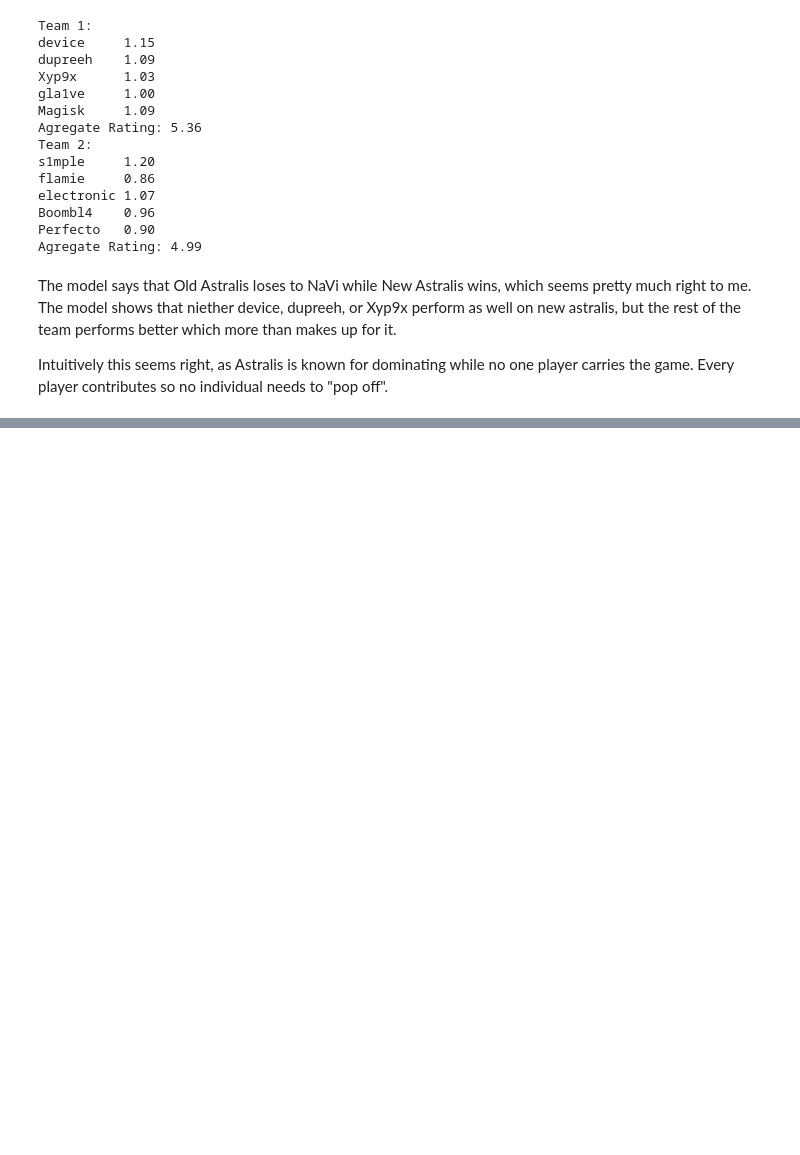
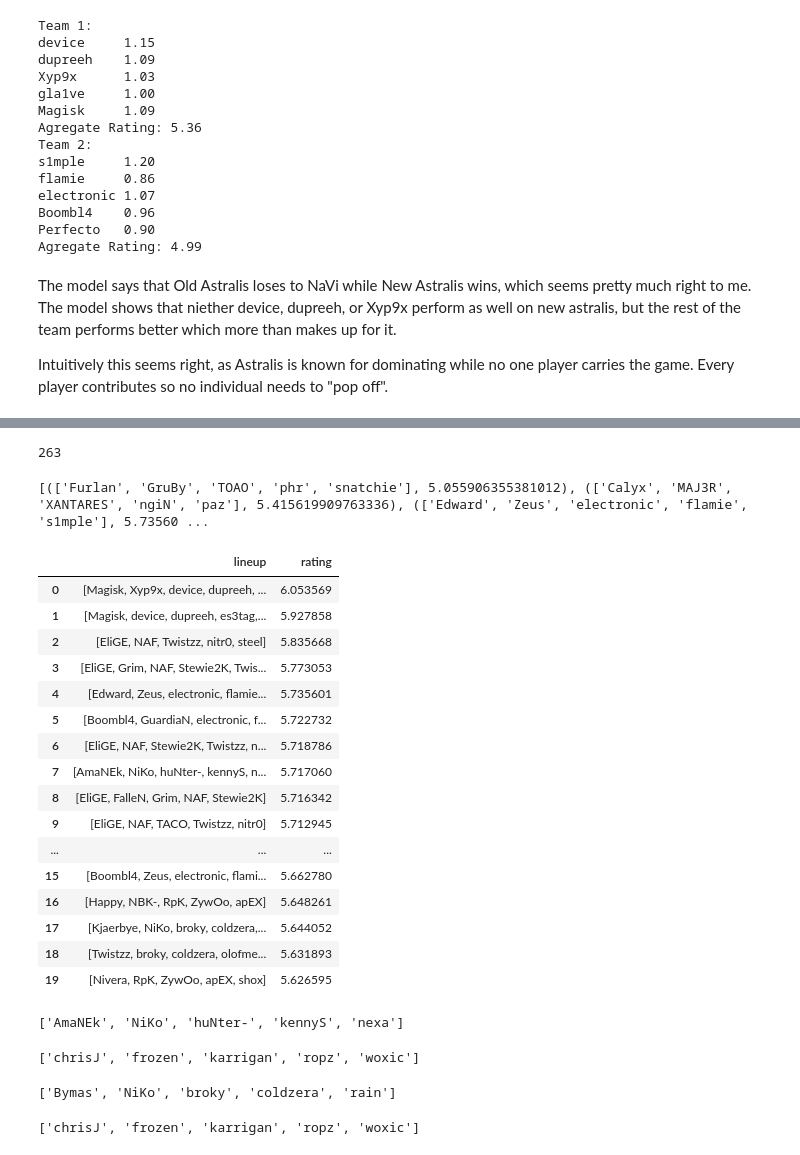
Before and after one commit to jamesNWT/player-chem-ml-stack, a Jupyter notebook: python/train_big.ipynb, the cells around one changed output, grey strips where cells are left out. Saved outputs shown, nothing was run; the diff lists cells and outputs as text; code cells hidden in the pictures; blank space fills up the shorter version.

```diff
--- a/notebooks/train_big.ipynb
+++ b/python/train_big.ipynb
@@ -562,0 +677,4 @@ Intuitively this seems right, as Astralis is known for dominating while no one p
+# %%
+# for player in make_player_list_min_games("very-big.json"):
+
+players_list_min_games = make_player_list_min_games("very-big.json", 300)
@@ -562,0 +770,53 @@ Intuitively this seems right, as Astralis is known for dominating while no one p
+# %%
+lineups = get_lineups("very-big.json", min_games=10)
+len(lineups)
+# %% [output]
+263
+# %%
+def find_best_lineups(lineups):
+  from json_functions import create_example
+
+  lineup_rating = []
+
+  for lineup in lineups:
+    example = create_example(lineup, [], players_list)
+    player_indices = [i for i, x in enumerate(example) if x == 1]
+    if len(player_indices) > 5:
+      continue
+    pred = model.predict(np.asarray([example]))
+
+    relevent_preds = np.zeros(5)
+
+    for i, player  in enumerate(player_indices):
+      relevent_preds[i] = pred[0][player]
+    rating = np.sum(relevent_preds)
+
+    lineup_rating.append((lineup, rating))
+  print(lineup_rating)
+  df = pd.DataFrame(lineup_rating, columns =['lineup', 'rating'])
+  best_lineups = df.sort_values(by=['rating'], ascending=False).reset_index(drop=True)
+  return best_lineups
+# %%
+best_lineups = find_best_lineups(lineups)
+# %% [output]
+[(['Furlan', 'GruBy', 'TOAO', 'phr', 'snatchie'], 5.055906355381012), (['Calyx', 'MAJ3R', 'XANTARES', 'ngiN', 'paz'], 5.415619909763336), (['Edward', 'Zeus', 'electronic', 'flamie', 's1mple'], 5.73560 ...
+# %%
+best_lineups.head(20)
+# %% [output]
+|  | lineup | rating |
+| 0 | [Magisk, Xyp9x, device, dupreeh, ... | 6.053569 |
+| 1 | [Magisk, device, dupreeh, es3tag,... | 5.927858 |
+| 2 | [EliGE, NAF, Twistzz, nitr0, steel] | 5.835668 |
+| 3 | [EliGE, Grim, NAF, Stewie2K, Twis... | 5.773053 |
+| 4 | [Edward, Zeus, electronic, flamie... | 5.735601 |
+| 5 | [Boombl4, GuardiaN, electronic, f... | 5.722732 |
+| 6 | [EliGE, NAF, Stewie2K, Twistzz, n... | 5.718786 |
+| 7 | [AmaNEk, NiKo, huNter-, kennyS, n... | 5.717060 |
+| 8 | [EliGE, FalleN, Grim, NAF, Stewie2K] | 5.716342 |
+| 9 | [EliGE, NAF, TACO, Twistzz, nitr0] | 5.712945 |
+| ... | ... | ... |
+| 15 | [Boombl4, Zeus, electronic, flami... | 5.662780 |
+| 16 | [Happy, NBK-, RpK, ZywOo, apEX] | 5.648261 |
+| 17 | [Kjaerbye, NiKo, broky, coldzera,... | 5.644052 |
+| 18 | [Twistzz, broky, coldzera, olofme... | 5.631893 |
+| 19 | [Nivera, RpK, ZywOo, apEX, shox] | 5.626595 |
@@ -562,0 +829,16 @@ Intuitively this seems right, as Astralis is known for dominating while no one p
+# %%
+find_best_roster_for("NiKo")
+# %% [output]
+['AmaNEk', 'NiKo', 'huNter-', 'kennyS', 'nexa']
+# %%
+find_best_roster_for("karrigan")
+# %% [output]
+['chrisJ', 'frozen', 'karrigan', 'ropz', 'woxic']
+# %%
+find_best_roster_for("coldzera")
+# %% [output]
+['Bymas', 'NiKo', 'broky', 'coldzera', 'rain']
+# %%
+find_best_roster_for("chrisJ")
+# %% [output]
+['chrisJ', 'frozen', 'karrigan', 'ropz', 'woxic']
```
Also changed, not shown: parts of 21 cells of this notebook, 2 other files.
